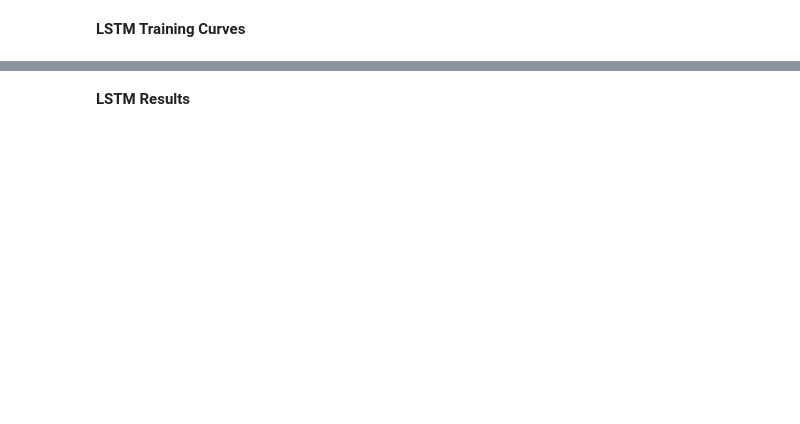
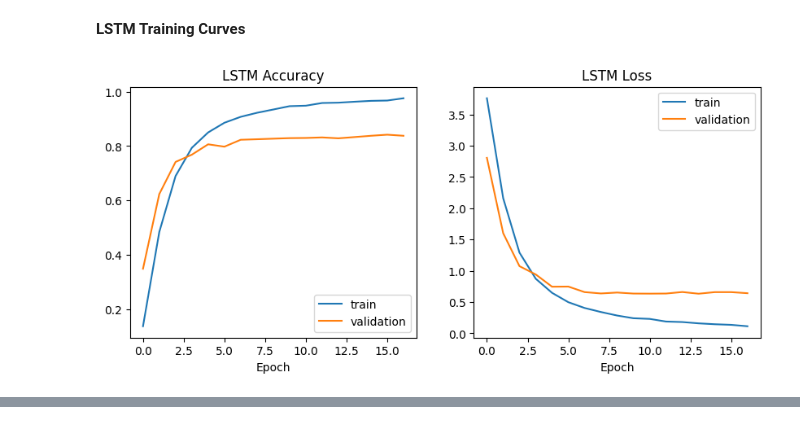
Before and after one commit to miiiray/banking-intent-ai, a Jupyter notebook: notebooks/01_veri_inceleme.ipynb, the cells around one changed output, grey strips where cells are left out. Saved outputs shown, nothing was run; the diff lists cells and outputs as text; code cells hidden in the pictures; blank space fills up the shorter version.

Commit message:
Lstm validation loss and accuracy

```diff
--- a/notebooks/01_veri_inceleme.ipynb
+++ b/notebooks/01_veri_inceleme.ipynb
@@ -415,14 +413,25 @@ Epoch 12/30
 # %%
 plt.figure(figsize=(10, 4))
 
 plt.subplot(1, 2, 1)                                          # sol: doğruluk
 plt.plot(lstm_history.history["accuracy"], label="train")
 plt.plot(lstm_history.history["val_accuracy"], label="validation")
 plt.title("LSTM Accuracy"); plt.xlabel("Epoch"); plt.legend()
 
 plt.subplot(1, 2, 2)                                          # sağ: hata
 plt.plot(lstm_history.history["loss"], label="train")
 plt.plot(lstm_history.history["val_loss"], label="validation")
 plt.title("LSTM Loss"); plt.xlabel("Epoch"); plt.legend()
 
 plt.show()
+
+val_loss, val_accuracy = lstm_model.evaluate(
+    X_val,
+    y_val,
+    verbose=0
+)
+
+print(f"Validation loss: {val_loss:.4f}")
+print(f"Validation accuracy: %{val_accuracy * 100:.2f}")
+# %% [output]
+[figure, added]
@@ -429,2 +439,0 @@ plt.show()
-# %% [markdown]
-**LSTM Results**
```
Also changed, not shown: parts of 9 cells of this notebook.
